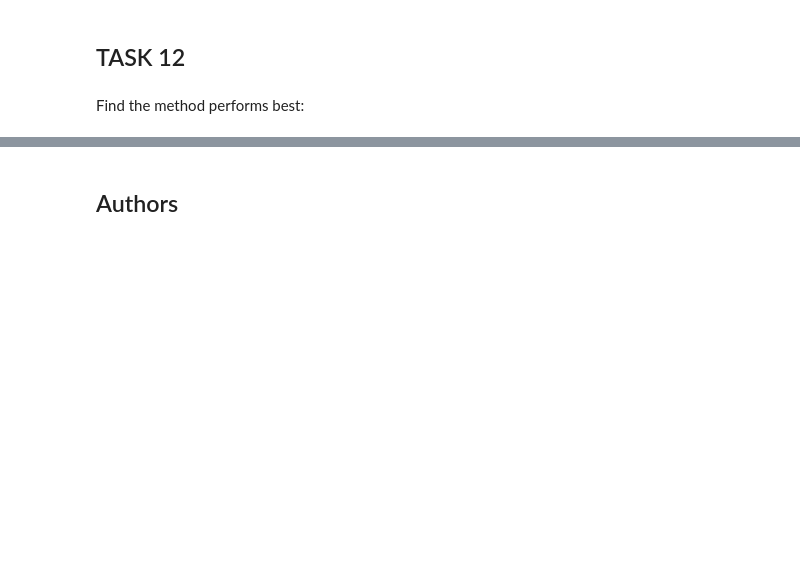
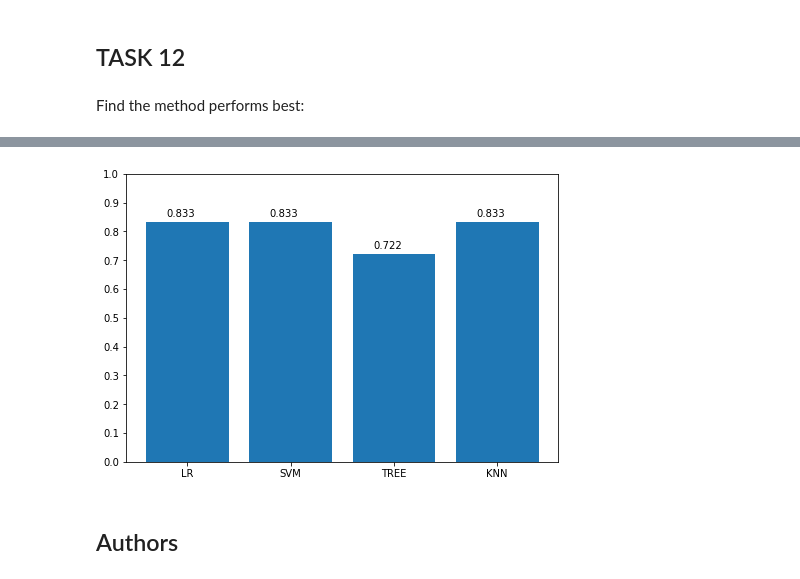
Before and after one commit to mt20019/capstone, a Jupyter notebook: Machine Learning Prediction.ipynb, the cells around one changed output, grey strips where cells are left out. Saved outputs shown, nothing was run; the diff lists cells and outputs as text; code cells hidden in the pictures; blank space fills up the shorter version.

```diff
--- a/Machine Learning Prediction.ipynb
+++ b/Machine Learning Prediction.ipynb
@@ -402,5 +402,20 @@ scores_list
  'KNN:',
  0.8333333333333334]
+# %%
+import matplotlib.pyplot as plt
+fig = plt.figure()
+ax = fig.add_axes([0,0,1,1])
+models = ['LR', 'SVM', 'TREE', 'KNN']
+scores = [lr_score, svm_score, tree_score, knn_score]
+ax.bar(models,scores)
+ax.set_yticks(np.arange(0, 1.1, 0.1))
+
+for index, value in enumerate(scores):
+    plt.text(index - 0.2, round(value, 3) + 0.02, str(round(value, 3)))
+
+plt.show()
+# %% [output]
+[figure, added]
 # %% [markdown]
 ## Authors
 # %% [markdown]
```
Also changed, not shown: parts of 5 cells of this notebook.
